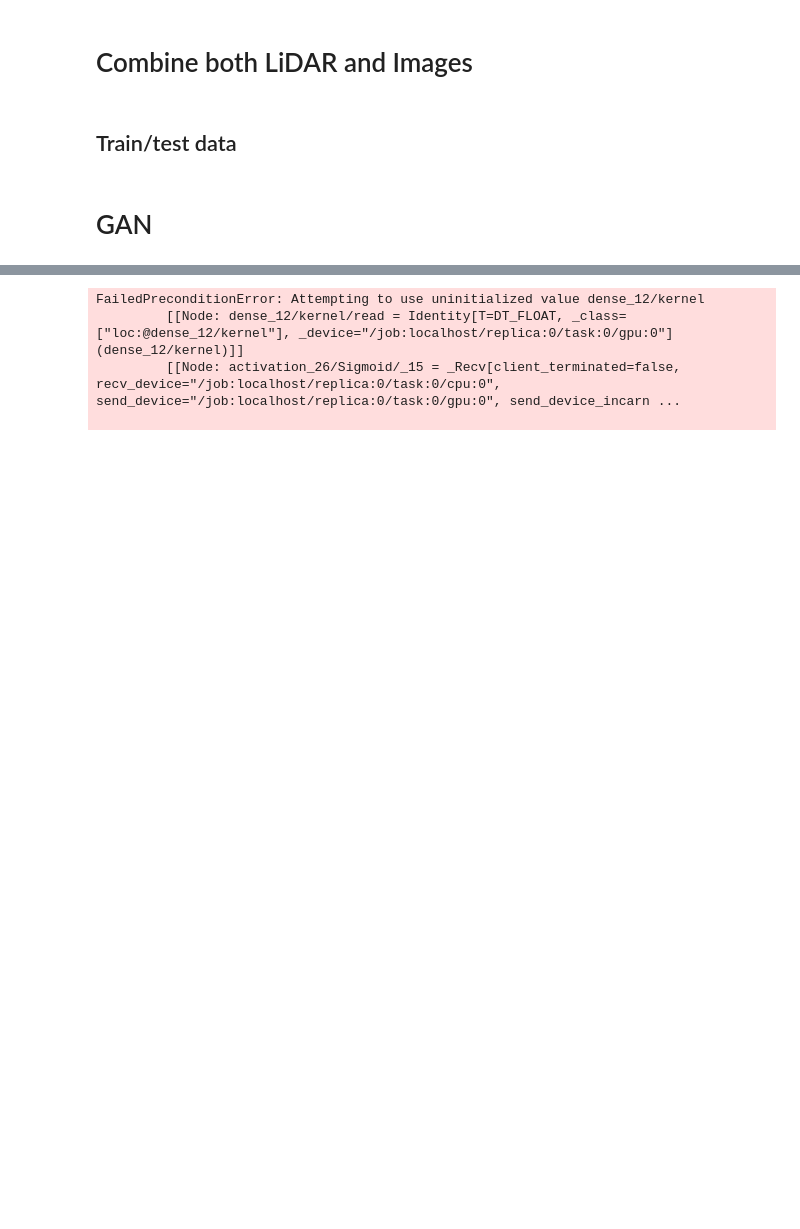
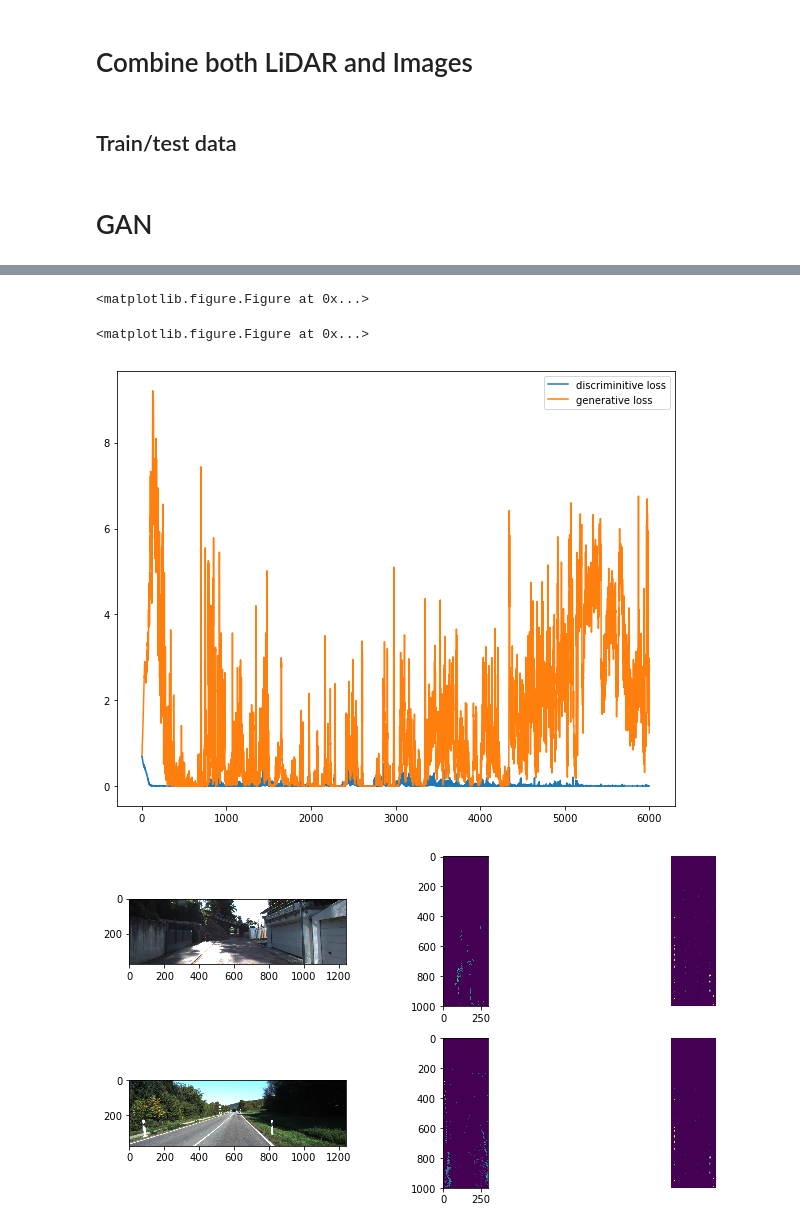
Before and after one commit to ahmadelsallab/LiDARSensorModel_GAN, a Jupyter notebook: LASER-GAN.ipynb, the cells around one changed output, grey strips where cells are left out. Cells and saved outputs as stored; diff of their text form; code cells hidden in the pictures; blank space fills up the shorter version.

```diff
--- a/LASER-GAN.ipynb
+++ b/LASER-GAN.ipynb
@@ -82,5 +83,5 @@ plt.imshow(lidar_data[100])
 
 import matplotlib.image as mpimg
 path_to_file = '../../../../research_data/datasets/kitti/rgb_images'
-img = '100.png'
+img = '5.png'
 plt.imshow(mpimg.imread(path_to_file + '/' + img))
@@ -130,0 +340,4 @@ camera_data.shape
+# %%
+#input_img = np.reshape(camera_data[0:2], [2, flat_img_size])
+input_img = camera_data
+generated_lidar = generator.predict(input_img)
@@ -300,31 +611,35 @@ images_gen.shape
 
 # Pre-train the discriminator network ...
 #noise_gen = np.random.uniform(0,1,size=[XT.shape[0],100])
-BATCH_SIZE = 10
+BATCH_SIZE = 2
+n_epochs = 10
 #XT = X_train.sample(n=BATCH_SIZE, random_state=random_state)
 #print(XT.shape)
 train_imgs = np.stack(np.array(X_train['images']).flat)
 #images_gen = np.array(np.transpose(train_imgs, (0, 3, 1, 2)))
 
-images_gen = np.reshape(train_imgs, [train_imgs.shape[0], train_imgs.shape[1]*train_imgs.shape[2]*train_imgs.shape[3]])
+#images_gen = np.reshape(train_imgs, [train_imgs.shape[0], train_imgs.shape[1]*train_imgs.shape[2]*train_imgs.shape[3]])
+images_gen = train_imgs
 #print(images_gen.shape)
 train_lidar = np.stack(np.array(X_train['lidar']).flat)
 #train_lidar = np.expand_dims(train_lidar, axis=1)
 #generator.fit(images_gen, train_lidar, nb_epoch=100, batch_size=BATCH_SIZE)
 generated_lidar = generator.predict(images_gen)
 
-print(train_lidar.shape)
-X = np.concatenate((np.array(X_train['lidar']), generated_lidar))
-n = XT.shape[0]
+#print(train_lidar.shape)
+X = np.concatenate((train_lidar, generated_lidar))
+n = X_train.shape[0]
 y = np.zeros([2*n,2])
 y[:n,1] = 1
 y[n:,0] = 1
 
 make_trainable(discriminator,True)
-discriminator.fit(X,y, nb_epoch=100, batch_size=BATCH_SIZE)
+discriminator.fit(X,y, nb_epoch=n_epochs, batch_size=BATCH_SIZE)
 y_hat = discriminator.predict(X)
 make_trainable(discriminator,False)
-GAN.fit(images_gen, train_lidar, nb_epoch=100, batch_size=BATCH_SIZE)
+y2 = np.zeros([len(images_gen),2])
+y2[:,1] = 1
+GAN.fit(images_gen, y2,nb_epoch=n_epochs, batch_size=BATCH_SIZE)
 # %%
 y_hat_idx = np.argmax(y_hat,axis=1)
 y_idx = np.argmax(y,axis=1)
@@ -347,15 +660,18 @@ def train_for_n(nb_epoch=5000, plt_frq=25,BATCH_SIZE=32):
 
         # Make generative images
         #XT = X_train[np.random.randint(0,X_train.shape[0],size=BATCH_SIZE)]
-        XT = X_train.sample(n=BATCH_SIZE, random_state=random_state)
+        XT = X_train.sample(n=BATCH_SIZE, random_state=np.random.randint(nb_epoch))
         #lidar_batch = np.array(XT['lidar'])
-        train_lidar = np.stack(np.array(X_train['lidar']).flat)
+        train_lidar = np.stack(np.array(XT['lidar']).flat)
         #noise_gen = np.random.uniform(0,1,size=[BATCH_SIZE,100])
         #images_gen = np.array(XT['images'])
         train_imgs = np.stack(np.array(XT['images']).flat)
         #images_gen = np.array(np.transpose(train_imgs, (0, 3, 1, 2)))# Channels first
         #generator.train_on_batch(images_gen, train_lidar, nb_epoch=100, batch_size=BATCH_SIZE)
-        generated_lidar = generator.predict(images_gen)
+
+        generated_lidar = generator.predict(train_imgs)
+
+        #generator.train_on_batch(train_imgs, train_lidar)
 
         # Train discriminator on generated images
         X = np.concatenate((train_lidar, generated_lidar))
@@ -363,7 +679,7 @@ def train_for_n(nb_epoch=5000, plt_frq=25,BATCH_SIZE=32):
         y[0:BATCH_SIZE,1] = 1
         y[BATCH_SIZE:,0] = 1
 
-        #make_trainable(discriminator,True)
+        make_trainable(discriminator,True)
         d_loss  = discriminator.train_on_batch(X,y)
         losses["d"].append(d_loss)
 
@@ -372,21 +688,22 @@ def train_for_n(nb_epoch=5000, plt_frq=25,BATCH_SIZE=32):
         y2 = np.zeros([BATCH_SIZE,2])
         y2[:,1] = 1
 
-        #make_trainable(discriminator,False)
-        g_loss = GAN.train_on_batch(images_gen, y2 )
+        make_trainable(discriminator,False)
+        g_loss = GAN.train_on_batch(train_imgs, y2 )
         losses["g"].append(g_loss)
 
         # Updates plots
         if e%plt_frq==plt_frq-1:
             plot_loss(losses)
-            plot_gen()
+            #plot_gen(train_imgs, train_lidar)
+            plot_gen(train_imgs, train_lidar)
 # %%
-train_for_n(nb_epoch=6000, plt_frq=25,BATCH_SIZE=32)
+train_for_n(nb_epoch=6000, plt_frq=24,BATCH_SIZE=10)
 # %% [output]
-FailedPreconditionError: Attempting to use uninitialized value dense_12/kernel
-         [[Node: dense_12/kernel/read = Identity[T=DT_FLOAT, _class=["loc:@dense_12/kernel"], _device="/job:localhost/replica:0/task:0/gpu:0"](dense_12/kernel)]]
-         [[Node: activation_26/Sigmoid/_15 = _Recv[client_terminated=false, recv_device="/job:localhost/replica:0/task:0/cpu:0", send_device="/job:localhost/replica:0/task:0/gpu:0", send_device_incarn ...
-
+<matplotlib.figure.Figure at 0x...>
+<matplotlib.figure.Figure at 0x...>
+[figure, added]
+[figure, added]
 # %%
 opt.lr= 1e-5
 dopt.lr = 1e-4
```
Also changed, not shown: parts of 24 cells of this notebook, 3 other files.
